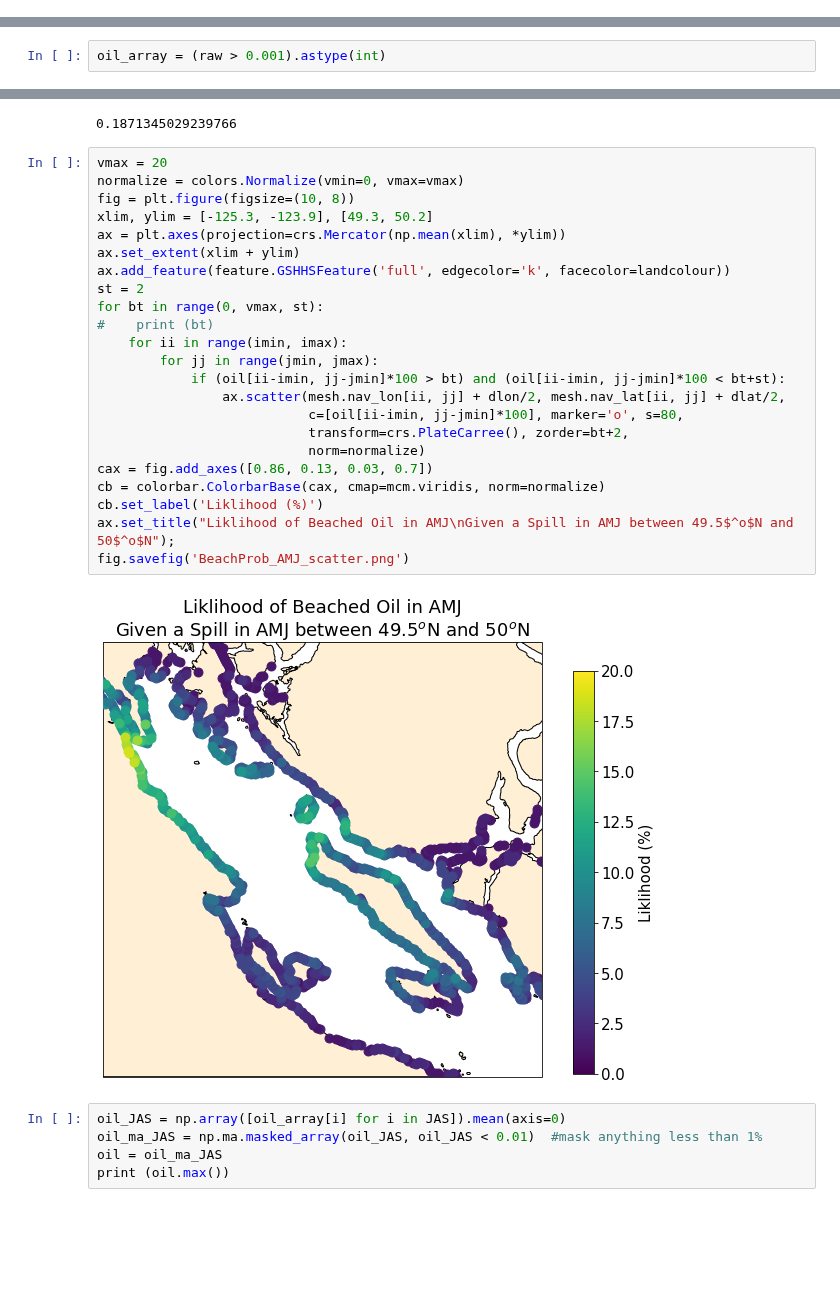
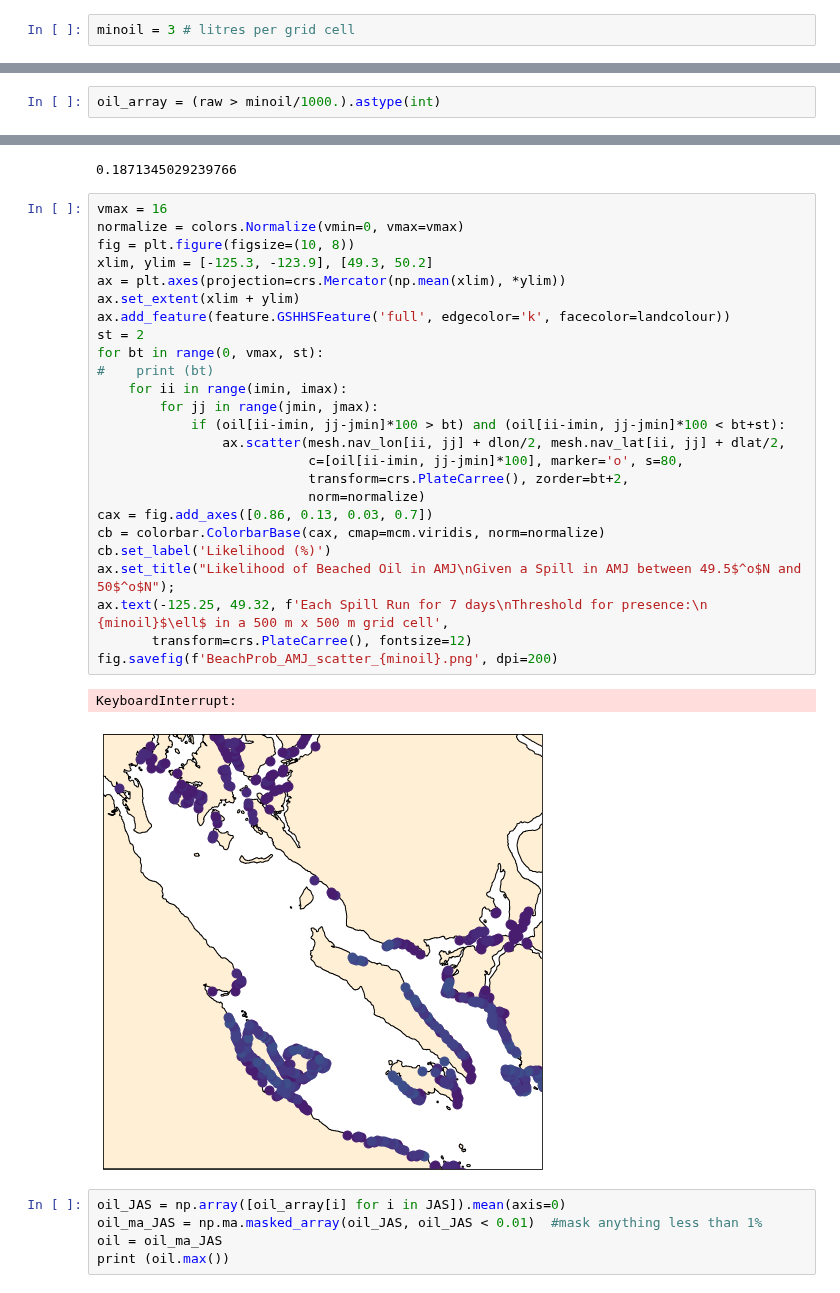
Before and after one commit to MIDOSS/Visualization, a Jupyter notebook: BeachPresence-LonLat-Month.ipynb, the cells around one changed output, grey strips where cells are left out. Drawn from its saved outputs; the diff is of its cells as text; blank space fills up the shorter version.

Commit message:
Some updates to Monthly plot, not all run

```diff
--- a/BeachPresence-LonLat-Month.ipynb
+++ b/BeachPresence-LonLat-Month.ipynb
@@ -24,6 +24,8 @@ import xarray as xr
 # %%
 landcolour = 'papayawhip'
 plt.rcParams['font.size'] = 15
+# %%
+minoil = 3 # litres per grid cell
 # %%
 data3d = xr.open_dataset('~/Documents/MIDOSS/MIDOSS_aggregated_merged.nc')
 # %%
@@ -56,7 +58,7 @@ Coordinates:
   * y        (y) int64 500 501 502 503 504 505 506 ... 764 765 766 767 768 769
   * x        (x) int64 100 101 102 103 104 105 106 ... 334 335 336 337 338 339
 # %%
-oil_array = (raw > 0.001).astype(int)
+oil_array = (raw > minoil/1000.).astype(int)
 # %%
 oil_JFM = np.array([oil_array[i] for i in JFM]).mean(axis=0)
 oil_JFM.shape
@@ -102,30 +104,33 @@ print (oil.max())
 # %% [output]
 0.1871345029239766
 # %%
-vmax = 20
+vmax = 16
 normalize = colors.Normalize(vmin=0, vmax=vmax)
 fig = plt.figure(figsize=(10, 8))
 xlim, ylim = [-125.3, -123.9], [49.3, 50.2]
 ax = plt.axes(projection=crs.Mercator(np.mean(xlim), *ylim))
 ax.set_extent(xlim + ylim)
 ax.add_feature(feature.GSHHSFeature('full', edgecolor='k', facecolor=landcolour))
 st = 2
 for bt in range(0, vmax, st):
 #    print (bt)
     for ii in range(imin, imax):
         for jj in range(jmin, jmax):
             if (oil[ii-imin, jj-jmin]*100 > bt) and (oil[ii-imin, jj-jmin]*100 < bt+st):
                 ax.scatter(mesh.nav_lon[ii, jj] + dlon/2, mesh.nav_lat[ii, jj] + dlat/2,
                            c=[oil[ii-imin, jj-jmin]*100], marker='o', s=80,
                            transform=crs.PlateCarree(), zorder=bt+2,
                            norm=normalize)
 cax = fig.add_axes([0.86, 0.13, 0.03, 0.7])
 cb = colorbar.ColorbarBase(cax, cmap=mcm.viridis, norm=normalize)
-cb.set_label('Liklihood (%)')
-ax.set_title("Liklihood of Beached Oil in AMJ\nGiven a Spill in AMJ between 49.5$^o$N and 50$^o$N");
-fig.savefig('BeachProb_AMJ_scatter.png')
+cb.set_label('Likelihood (%)')
+ax.set_title("Likelihood of Beached Oil in AMJ\nGiven a Spill in AMJ between 49.5$^o$N and 50$^o$N");
+ax.text(-125.25, 49.32, f'Each Spill Run for 7 days\nThreshold for presence:\n {minoil}$\ell$ in a 500 m x 500 m grid cell',
+       transform=crs.PlateCarree(), fontsize=12)
+fig.savefig(f'BeachProb_AMJ_scatter_{minoil}.png', dpi=200)
 # %% [output]
+KeyboardInterrupt:
-[figure, old version]
+[figure, new version]
 # %%
 oil_JAS = np.array([oil_array[i] for i in JAS]).mean(axis=0)
 oil_ma_JAS = np.ma.masked_array(oil_JAS, oil_JAS < 0.01)  #mask anything less than 1%
```
Also changed, not shown: parts of 1 cell of this notebook.
